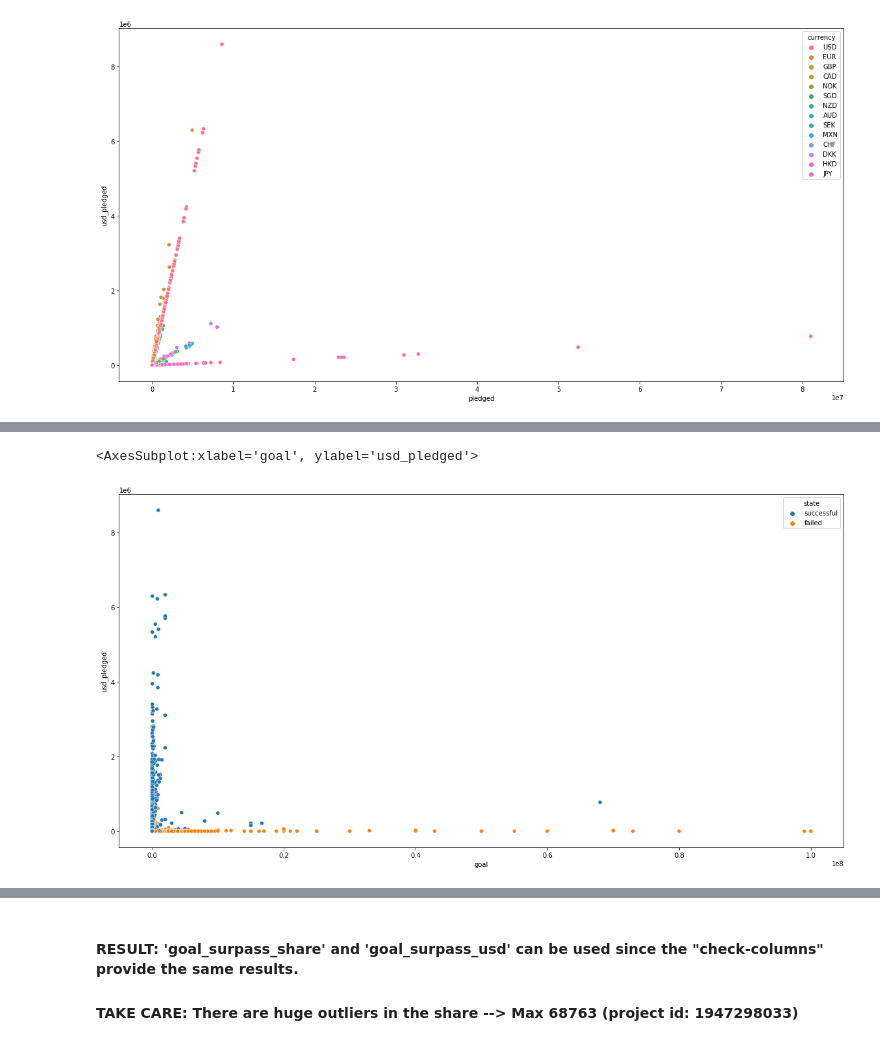
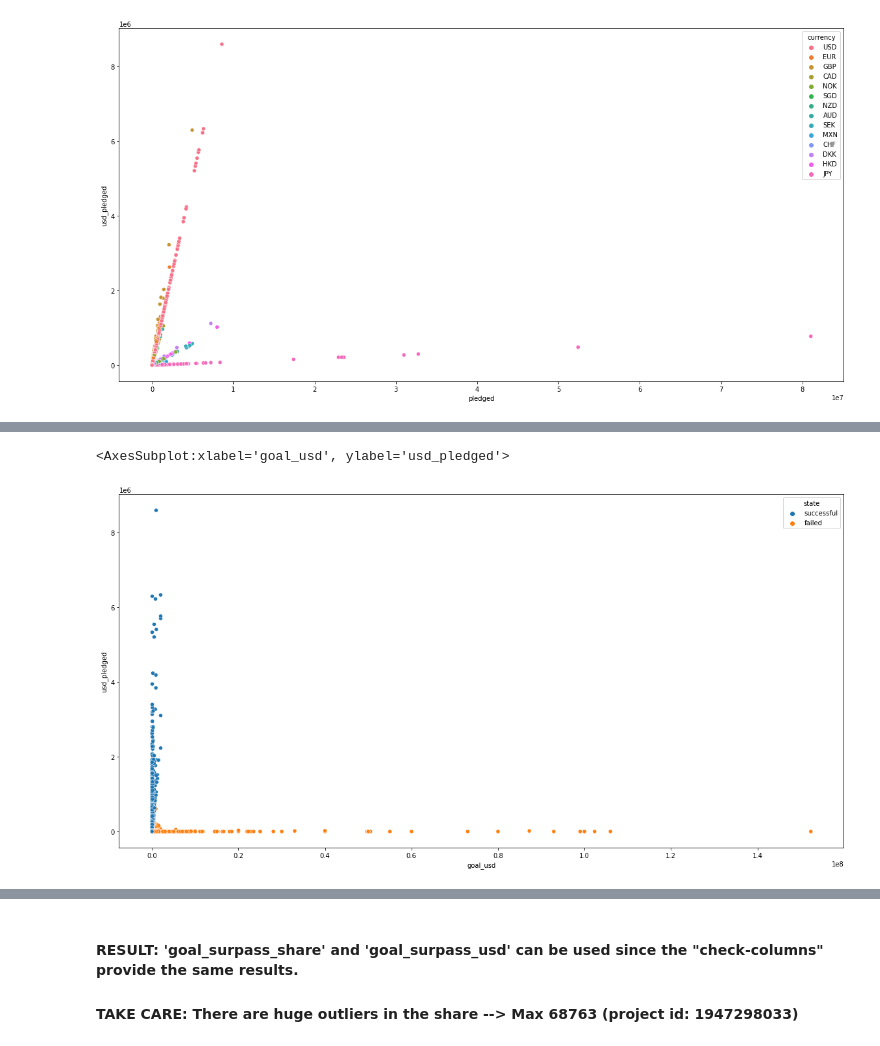
Before and after one commit to ChrisTheKnife/kick_it_like_beckham, a Jupyter notebook: EDA-kickstarter_CMM.ipynb, the cells around one changed output, grey strips where cells are left out. Cells and saved outputs as stored; diff of their text form; code cells hidden in the pictures.

```diff
--- a/EDA-kickstarter_CMM.ipynb
+++ b/EDA-kickstarter_CMM.ipynb
@@ -165,9 +187,9 @@ Name: 1864, dtype: object
 # %%
 fig = plt.figure(figsize=(20, 10))
-sns.scatterplot('goal', 'usd_pledged', hue='state', data=frame_all)
+sns.scatterplot('goal_usd', 'usd_pledged', hue='state', data=frame_all)
 # %% [output]
-<AxesSubplot:xlabel='goal', ylabel='usd_pledged'>
+<AxesSubplot:xlabel='goal_usd', ylabel='usd_pledged'>
-[figure, old version]
+[figure, new version]
 # %%
 frame_all.groupby('state').mean()
 # %% [output]
```
Also changed, not shown: parts of 7 cells of this notebook, 3 other files.
